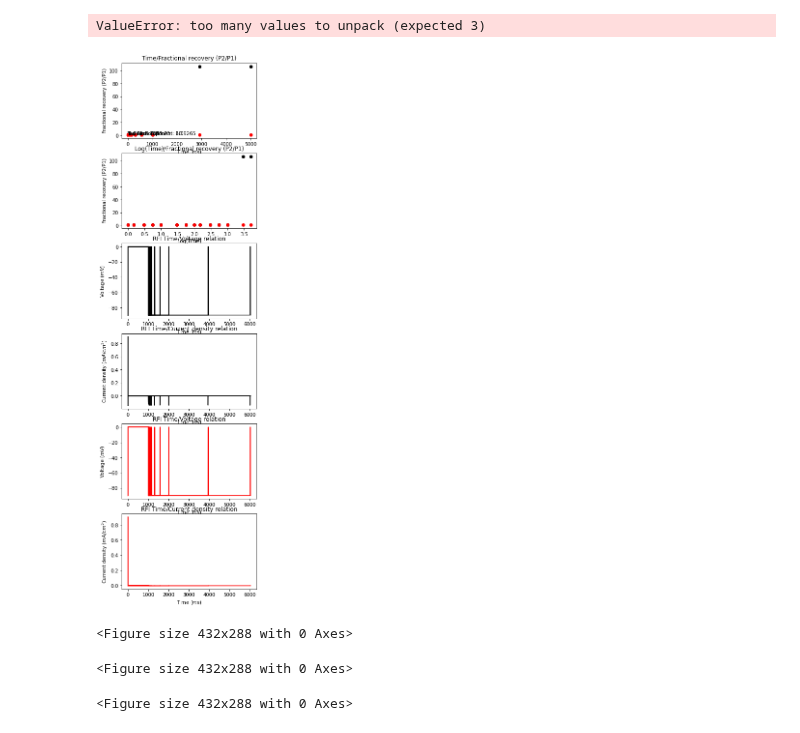
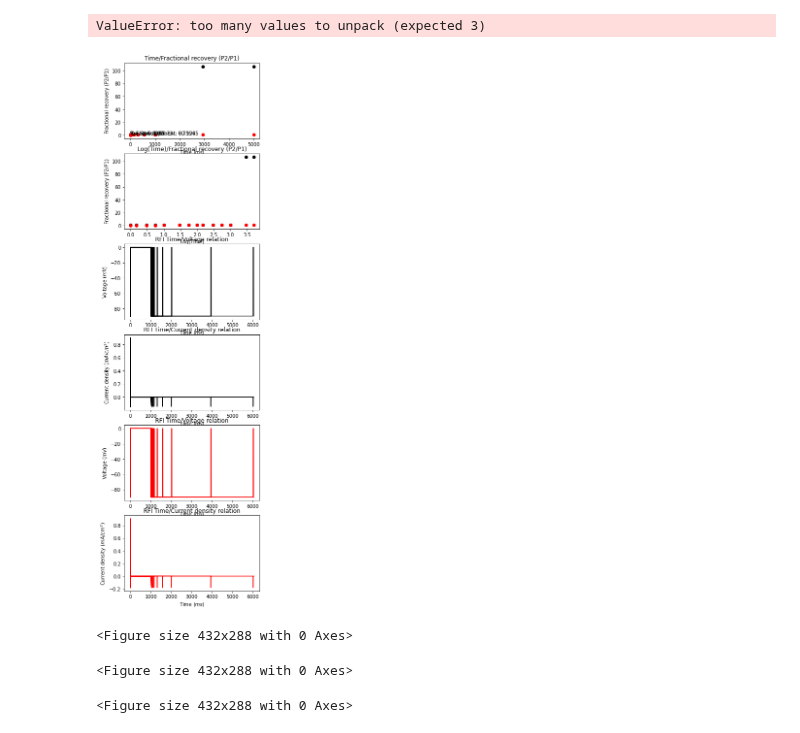
Before and after one commit to roybens/SimulatingVariants, a Jupyter notebook: Optimization_HHtoHMM_plotter_demo.ipynb, the cells around one changed output. Saved outputs shown, nothing was run; the diff lists cells and outputs as text; code cells hidden in the pictures.

Commit message:
Saving plotting info

```diff
--- a/Optimization_HHtoHMM_plotter_demo.ipynb
+++ b/Optimization_HHtoHMM_plotter_demo.ipynb
@@ -47,30 +44,7 @@ p = [1.6145008130686316,
  20.37380422148677,
  -9.174778056184731]
 
-p_1 = [54.34262293669414,
-  1.7302978945812297,
-  -0.07354994084897437,
-  1.0274622191031129,
-  -0.8315449008917479,
-  0.0005189328097015933,
-  -1.0242349982611,
-  -3.487314253755478,
-  -3.9000553081113507,
-  6.7511166832754945,
-  6.419276141835943,
-  1.599793752408494,
-  0.9768243489372747,
-  10.86215735486871,
-  14.982509993547737,
-  6.677141890249841,
-  -45.539330456551454,
-  -45.178524295081786,
-  -48.92012572985329,
-  -25.443618232743145,
-  4.693675132247042,
-  -56.848909365593485,
-  -61.57903784353114,
-  16.032251193214464]
+p_1 = [251.13271452152281, 0.10437122947276659, 0.12142361782233926, 0.7963678123046358, 87.7432499817526, 0.2181806981554227, 0.9354158757810526, 0.13560383511717164, 495.71666612993937, 0.015815418422276677, 6.354865560447292, 0.0038834888710251834, 12.863770137241847, 2.806668955412046, 0.6863666713200415, 3.9607925155942967, 1519.7510537871524, 0.15726941262882127, 9.740061519725462, 2.449259386085319]
 
 import eval_helper as eh
 eh.change_params(p, scaled=False, is_HMM=True)
@@ -97,9 +78,9 @@ act_v_half_wt, act_slope_wt = wt_act.plotActivation_VGnorm_plt(plt, 'black')
 # %% [output]
 ValueError: too many values to unpack (expected 3)
 # %%
-plotter.make_recov_plots(p_1, "K1260E", "./csv_files/mutant_protocols.csv", p, "./Plots_Folder/jinan_test.pdf", is_HMM = True, channel_name = "na12mut8st")
+plotter.make_recov_plots(p_1, "A427D", "./csv_files/mutant_protocols.csv", p, "./Plots_Folder/jinan_test.pdf", is_HMM = True, channel_name = "na12mut8st")
 # %% [output]
-[figure, old version]
+[figure, new version]
 <Figure size 432x288 with 0 Axes>
 <Figure size 432x288 with 0 Axes>
 <Figure size 432x288 with 0 Axes>
```
Also changed, not shown: parts of 3 cells of this notebook, 10 other files.
